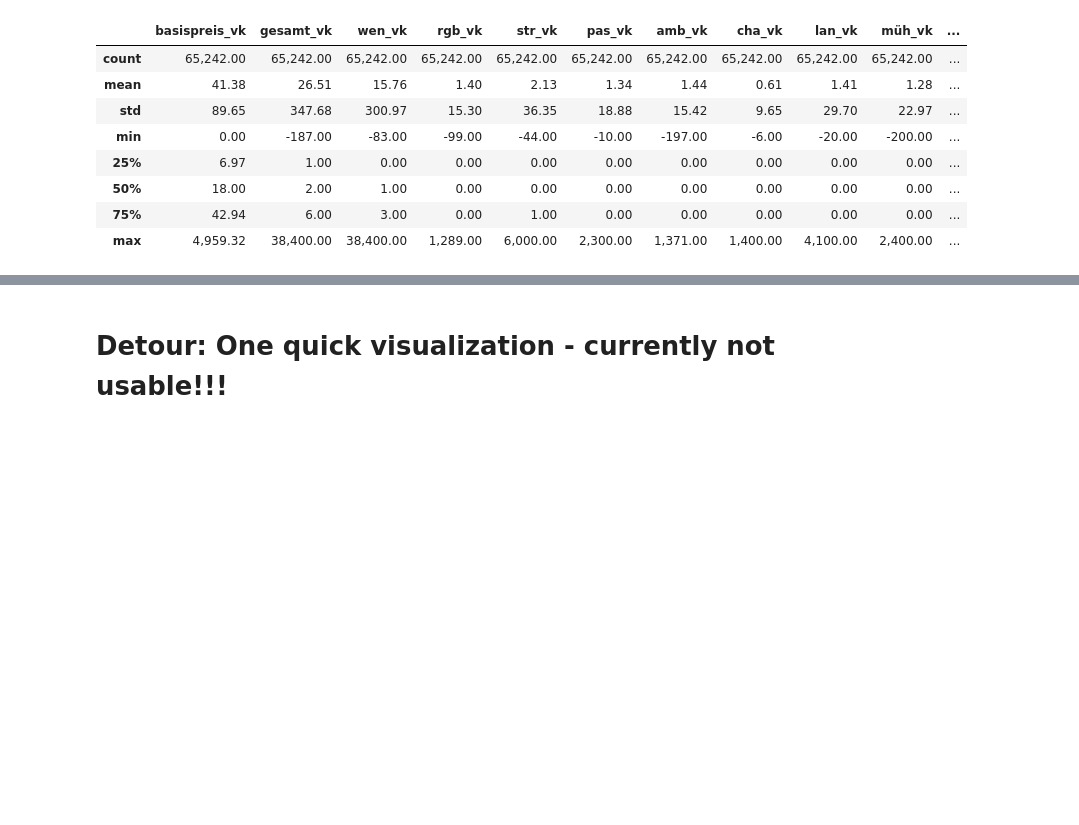
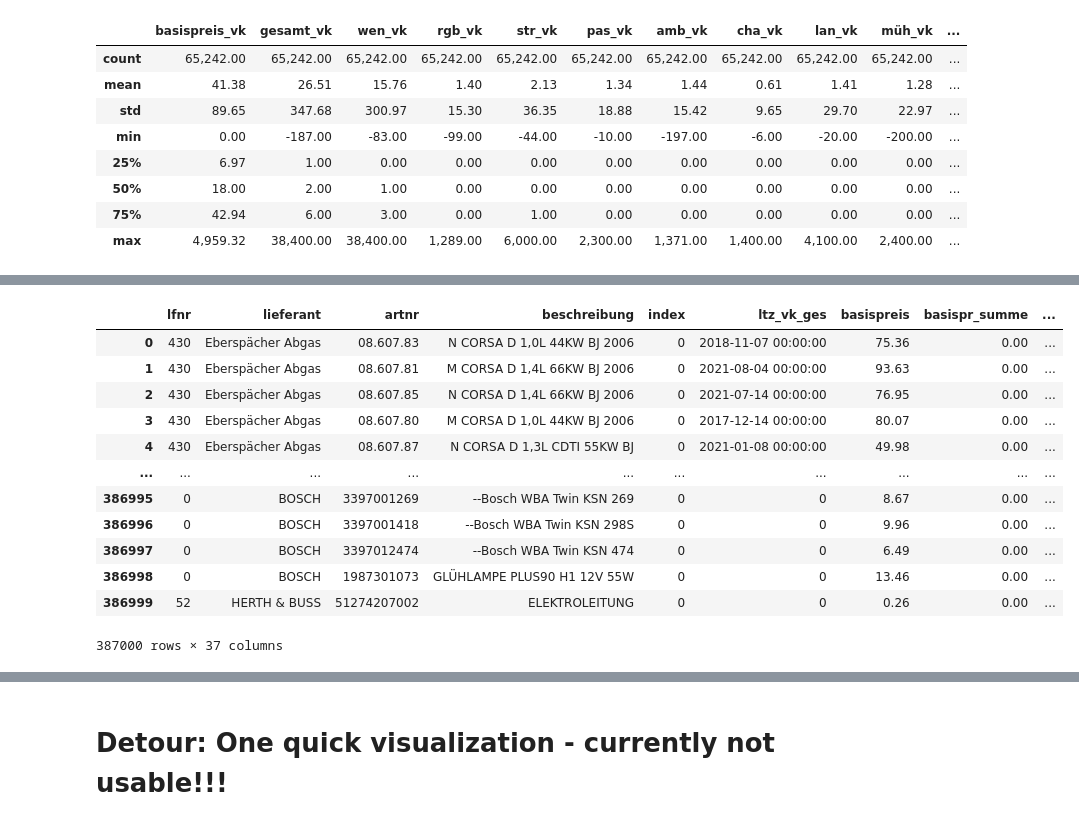
Before and after one commit to capstone-kueblbeck/capstone-kueblbeck, a Jupyter notebook: coding/data_cleaning.ipynb, the cells around one changed output, grey strips where cells are left out. Drawn from its saved outputs; the diff is of its cells as text; code cells hidden in the pictures; blank space fills up the shorter version.

```diff
--- a/coding/data_cleaning.ipynb
+++ b/coding/data_cleaning.ipynb
@@ -359,6 +391,24 @@ df_master.head()
 | 2 | 430 | Eberspächer Abgas | 08.607.85 | N CORSA D 1,4L 66KW BJ 2006 | 0 | 2021-07-14 00:00:00 | 76.95 | 0.00 | ... |
 | 3 | 430 | Eberspächer Abgas | 08.607.80 | M CORSA D 1,0L 44KW BJ 2006 | 0 | 2017-12-14 00:00:00 | 80.07 | 0.00 | ... |
 | 4 | 430 | Eberspächer Abgas | 08.607.87 | N CORSA D 1,3L CDTI 55KW BJ | 0 | 2021-01-08 00:00:00 | 49.98 | 0.00 | ... |
+# %%
+# calculate neu total basispreis
+df_master['basispr_summe'] = df_master['basispreis'] * df_master['gesamt_lager']
+df_master
+# %% [output]
+|  | lfnr | lieferant | artnr | beschreibung | index | ltz_vk_ges | basispreis | basispr_summe | ... |
+| 0 | 430 | Eberspächer Abgas | 08.607.83 | N CORSA D 1,0L 44KW BJ 2006 | 0 | 2018-11-07 00:00:00 | 75.36 | 0.00 | ... |
+| 1 | 430 | Eberspächer Abgas | 08.607.81 | M CORSA D 1,4L 66KW BJ 2006 | 0 | 2021-08-04 00:00:00 | 93.63 | 0.00 | ... |
+| 2 | 430 | Eberspächer Abgas | 08.607.85 | N CORSA D 1,4L 66KW BJ 2006 | 0 | 2021-07-14 00:00:00 | 76.95 | 0.00 | ... |
+| 3 | 430 | Eberspächer Abgas | 08.607.80 | M CORSA D 1,0L 44KW BJ 2006 | 0 | 2017-12-14 00:00:00 | 80.07 | 0.00 | ... |
+| 4 | 430 | Eberspächer Abgas | 08.607.87 | N CORSA D 1,3L CDTI 55KW BJ | 0 | 2021-01-08 00:00:00 | 49.98 | 0.00 | ... |
+| ... | ... | ... | ... | ... | ... | ... | ... | ... | ... |
+| 386995 | 0 | BOSCH | 3397001269 | --Bosch WBA Twin KSN 269 | 0 | 0 | 8.67 | 0.00 | ... |
+| 386996 | 0 | BOSCH | 3397001418 | --Bosch WBA Twin KSN 298S | 0 | 0 | 9.96 | 0.00 | ... |
+| 386997 | 0 | BOSCH | 3397012474 | --Bosch WBA Twin KSN 474 | 0 | 0 | 6.49 | 0.00 | ... |
+| 386998 | 0 | BOSCH | 1987301073 | GLÜHLAMPE PLUS90 H1 12V 55W | 0 | 0 | 13.46 | 0.00 | ... |
+| 386999 | 52 | HERTH & BUSS | 51274207002 | ELEKTROLEITUNG | 0 | 0 | 0.26 | 0.00 | ... |
+387000 rows × 37 columns
 # %%
 df_master.columns
 # %% [output]
```
Also changed, not shown: parts of 9 cells of this notebook, 2 other files.
